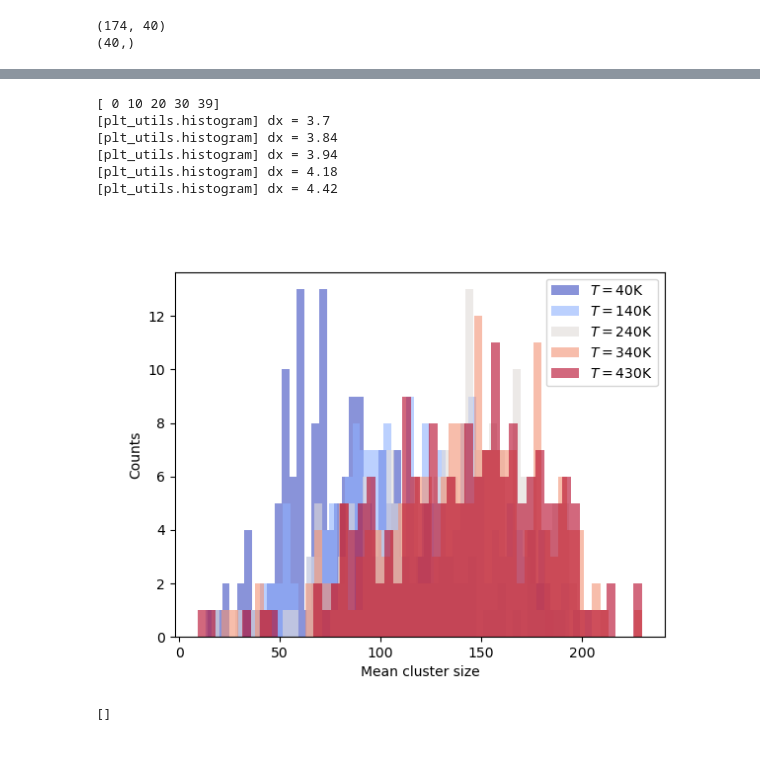
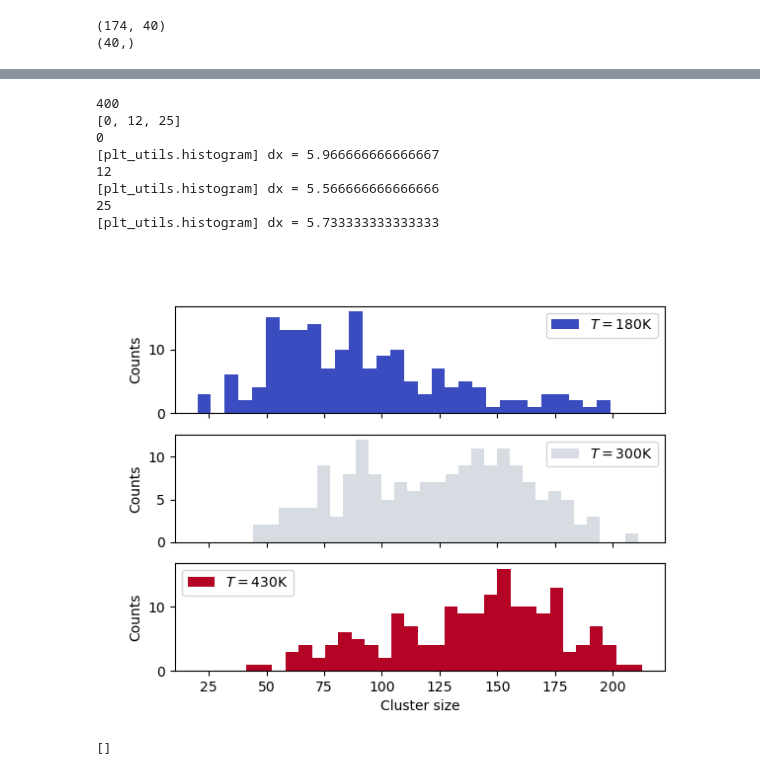
Before and after one commit to ngastellu/percolate_mac, a Jupyter notebook: analysis.ipynb, the cells around one changed output, grey strips where cells are left out. Drawn from its saved outputs; the diff is of its cells as text; code cells hidden in the pictures.

Commit message:
Added production-quality plots and plotting scripts.

```diff
--- a/analysis.ipynb
+++ b/analysis.ipynb
@@ -88,8 +89,10 @@ Tcm = plt_utils.get_cm(temps,'coolwarm',max_val=1.0)
 
 fig, ax = plt.subplots()
 
-plot_inds = np.arange(0,40,5)
+plot_inds = np.arange(5,45,5)
+plot_inds[-1] = 39
 print(plot_inds)
+
 
 for n in plot_inds:
     plt_utils.histogram(dcrits[:,n],nbins=25,show=False, normalised=False, plt_objs=(fig,ax),
@@ -248,24 +256,28 @@ plt.show()
 # %%
-Tcm = plt_utils.get_cm(temps,'coolwarm',max_val=1.0)
+Tcm = plt_utils.get_cm(temps[14:],'coolwarm',max_val=1.0)
+print(temps[36])
 
-fig, ax = plt.subplots()
+fig, axs = plt.subplots(3,1,sharex=True)
 
-plot_inds = np.arange(0,50,10)
-plot_inds[-1] = 39
+plot_inds = [0,12,25]
 print(plot_inds)
 
-for n in plot_inds:
-    plt_utils.histogram(sizes[:,n],nbins=50,show=False, normalised=False, plt_objs=(fig,ax),
-        plt_kwargs={'alpha': 0.6, 'color': Tcm[n], 'label': f'$T = {temps[n]}$K'})
-ax.set_xlabel('Mean cluster size')
-plt.legend()
+for k,n in enumerate(plot_inds):
+    print(n)
+    plt_utils.histogram(sizes[:,n],nbins=30,show=False, normalised=False, plt_objs=(fig,axs[k]),
+        plt_kwargs={'alpha': 1.0, 'color': Tcm[n], 'label': f'$T = {temps[14+n]}$K'})
+    axs[k].legend()
+axs[-1].set_xlabel('Cluster size')
+
 plt.show()
 # %% [output]
-[ 0 10 20 30 39]
-[plt_utils.histogram] dx = 3.7
-[plt_utils.histogram] dx = 3.84
-[plt_utils.histogram] dx = 3.94
-[plt_utils.histogram] dx = 4.18
-[plt_utils.histogram] dx = 4.42
+400
+[0, 12, 25]
+0
+[plt_utils.histogram] dx = 5.966666666666667
+12
+[plt_utils.histogram] dx = 5.566666666666666
+25
+[plt_utils.histogram] dx = 5.733333333333333
-[figure, old version]
+[figure, new version]
 # %%
```
Also changed, not shown: parts of 12 cells of this notebook, 31 other files.
